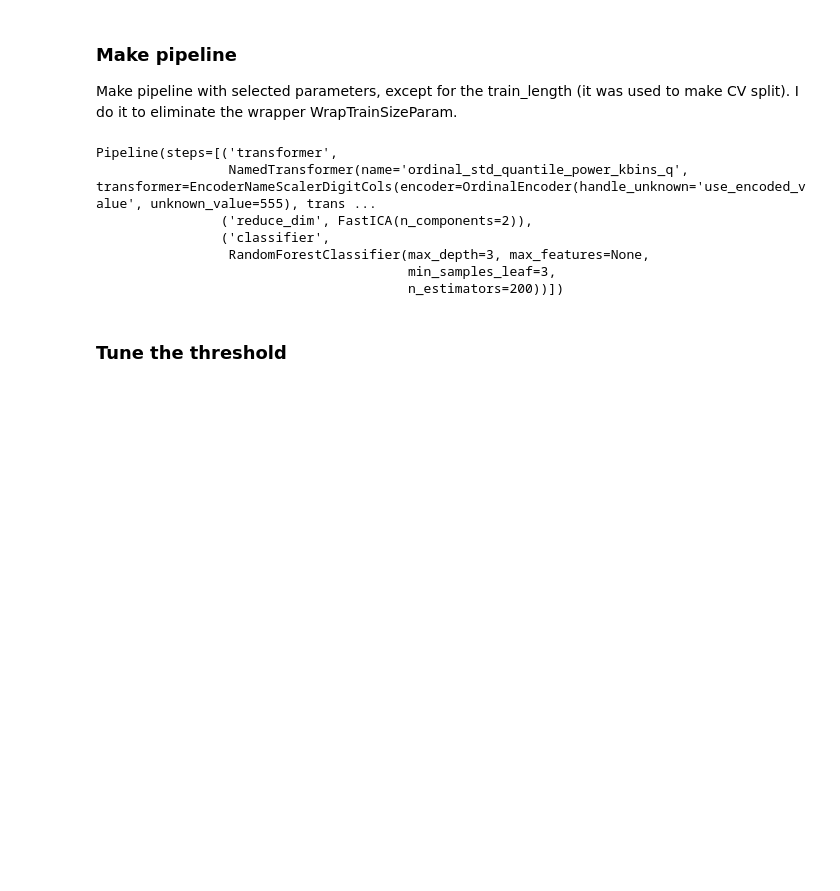
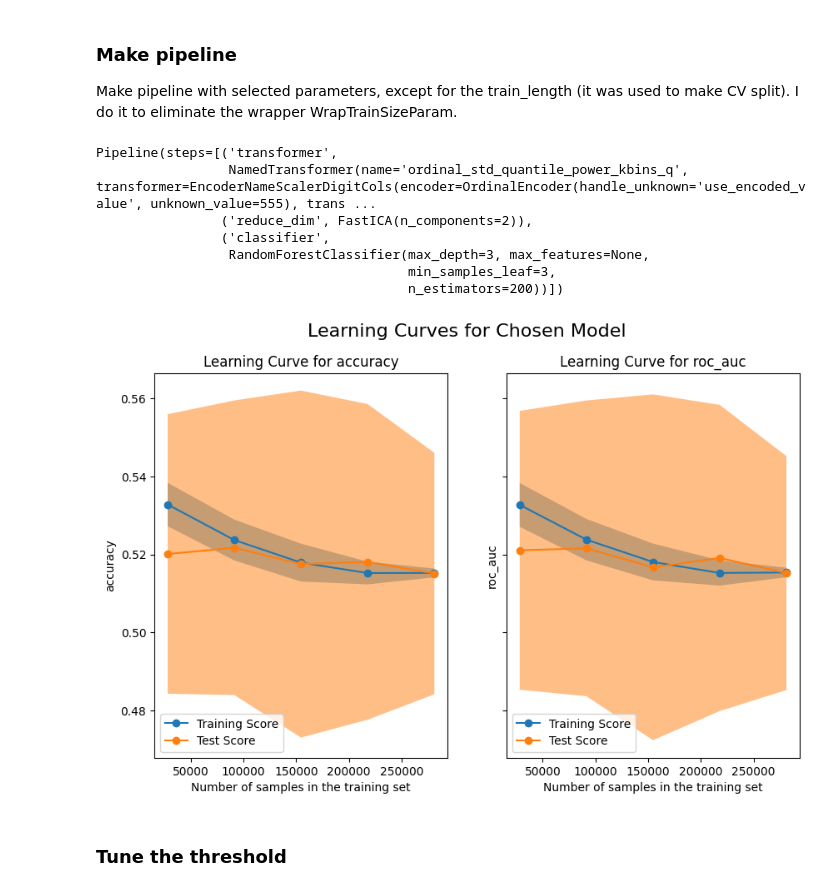
Before and after one commit to Loscutik/sp500-strategies, a Jupyter notebook: notebooks/model_selecting.ipynb, the cells around one changed output. Saved outputs shown, nothing was run; the diff lists cells and outputs as text; code cells hidden in the pictures; blank space fills up the shorter version.

```diff
--- a/notebooks/model_selecting.ipynb
+++ b/notebooks/model_selecting.ipynb
@@ -1909,6 +1904,35 @@ Pipeline(steps=[('transformer',
                  RandomForestClassifier(max_depth=3, max_features=None,
                                         min_samples_leaf=3,
                                         n_estimators=200))])
+# %%
+from sklearn.model_selection import LearningCurveDisplay
+plot_file = os.path.join(results_dir, 'learning_curve_chosen_model.png')
+
+if os.path.exists(plot_file):
+    print(f'Learning Curve plot can be found at {paint(plot_file, format)} and will not be created again.')
+else:
+    fig, ax = plt.subplots(nrows=1, ncols=2, figsize=(10, 6), sharey=True)
+
+    common_params = {
+        "X": X_train,
+        "y": y_train,
+        "train_sizes": np.linspace(0.1, 1.0, 5),
+        "cv": tscv_blocking_chosen,
+        "score_type": "both",
+        "n_jobs": -1,
+        "line_kw": {"marker": "o"},
+        "std_display_style": "fill_between",
+    }
+    score_names = ['accuracy', 'roc_auc']
+    for i, score_name in enumerate(score_names):
+        LearningCurveDisplay.from_estimator(model_chosen, **common_params, score_name=score_name, ax=ax[i])
+        handles, label = ax[i].get_legend_handles_labels()
+        ax[i].legend(handles[:2], ["Training Score", "Test Score"])
+        ax[i].set_title(f"Learning Curve for {score_name}")
+    fig.suptitle("Learning Curves for Chosen Model", fontsize=16)
+    fig.savefig(plot_file, format='png')
+# %% [output]
+[figure, added]
 # %% [markdown]
 ### Tune the threshold
 # %% [markdown]
```
Also changed, not shown: parts of 20 cells of this notebook, 16 other files.
